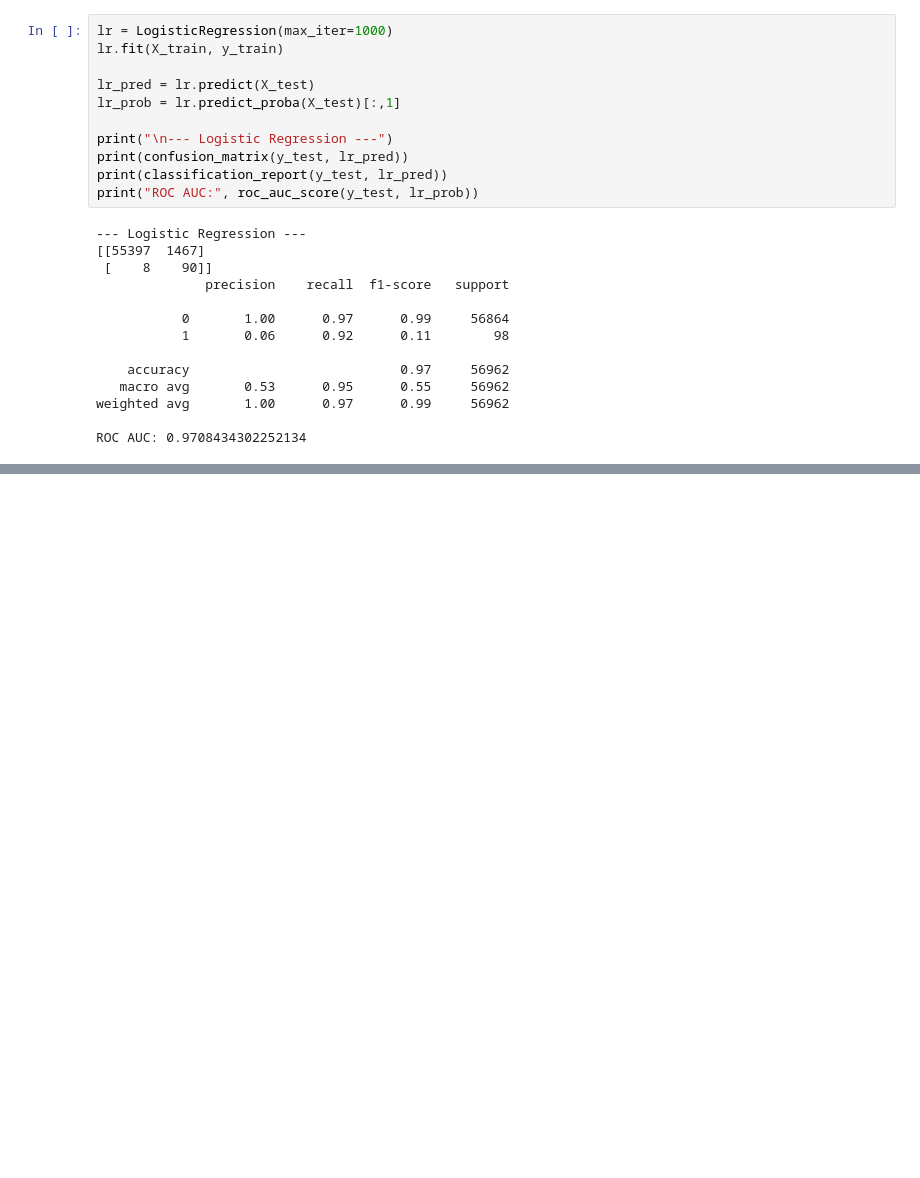
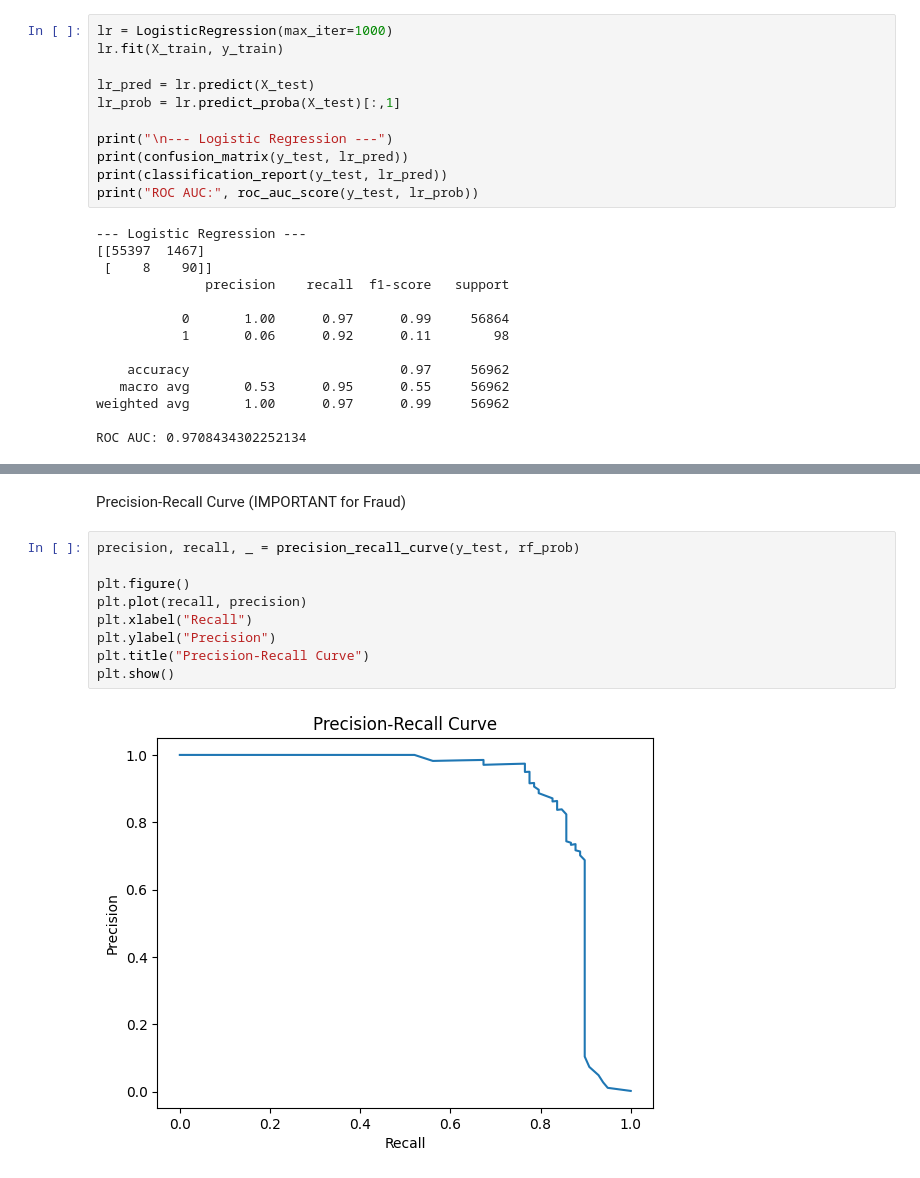
Before and after one commit to Anshi-2004/classification, a Jupyter notebook: Fraud_detection.ipynb, the cells around one changed output, grey strips where cells are left out. Saved outputs shown, nothing was run; the diff lists cells and outputs as text; blank space fills up the shorter version.

```diff
--- a/Fraud_detection.ipynb
+++ b/Fraud_detection.ipynb
@@ -191,0 +234,13 @@ ROC AUC: 0.9708434302252134
+# %% [markdown]
+Precision-Recall Curve (IMPORTANT for Fraud)
+# %%
+precision, recall, _ = precision_recall_curve(y_test, rf_prob)
+
+plt.figure()
+plt.plot(recall, precision)
+plt.xlabel("Recall")
+plt.ylabel("Precision")
+plt.title("Precision-Recall Curve")
+plt.show()
+# %% [output]
+[figure, added]
```
Also changed, not shown: parts of 7 cells of this notebook.
